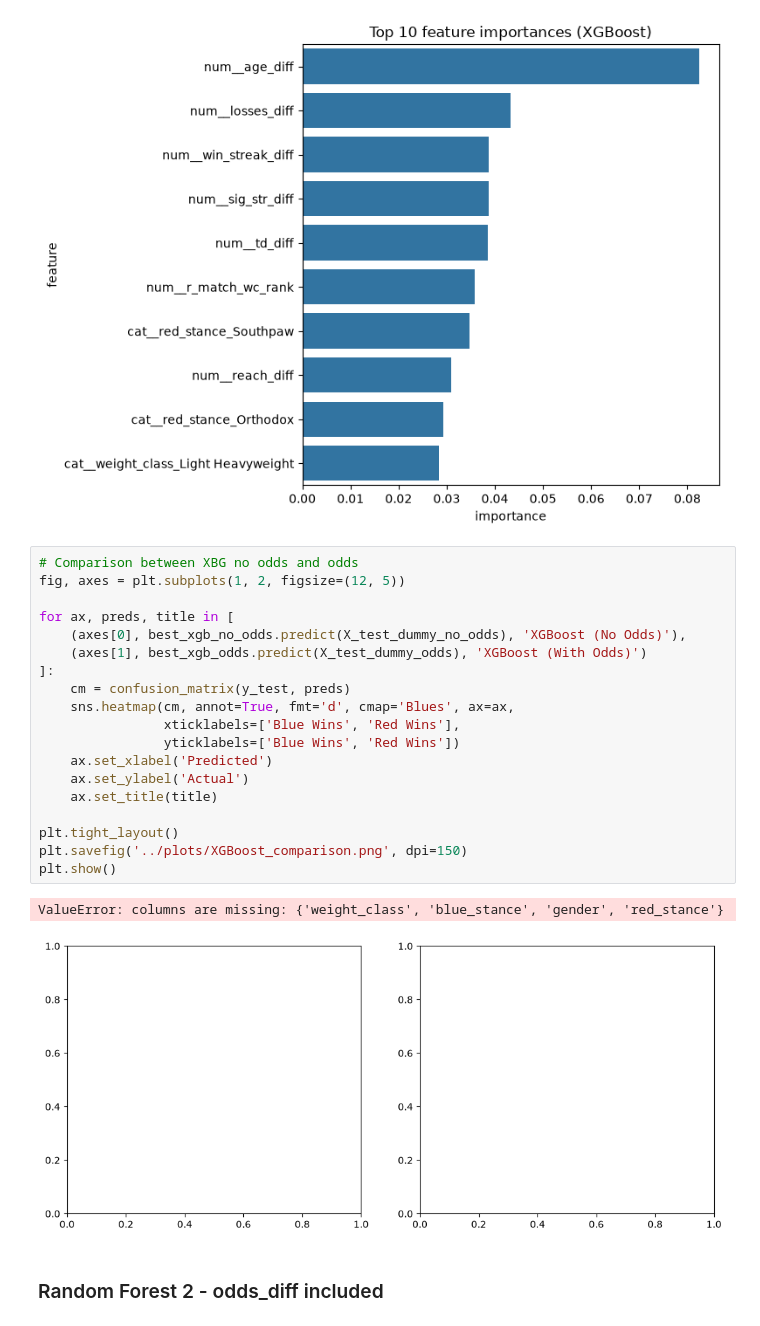
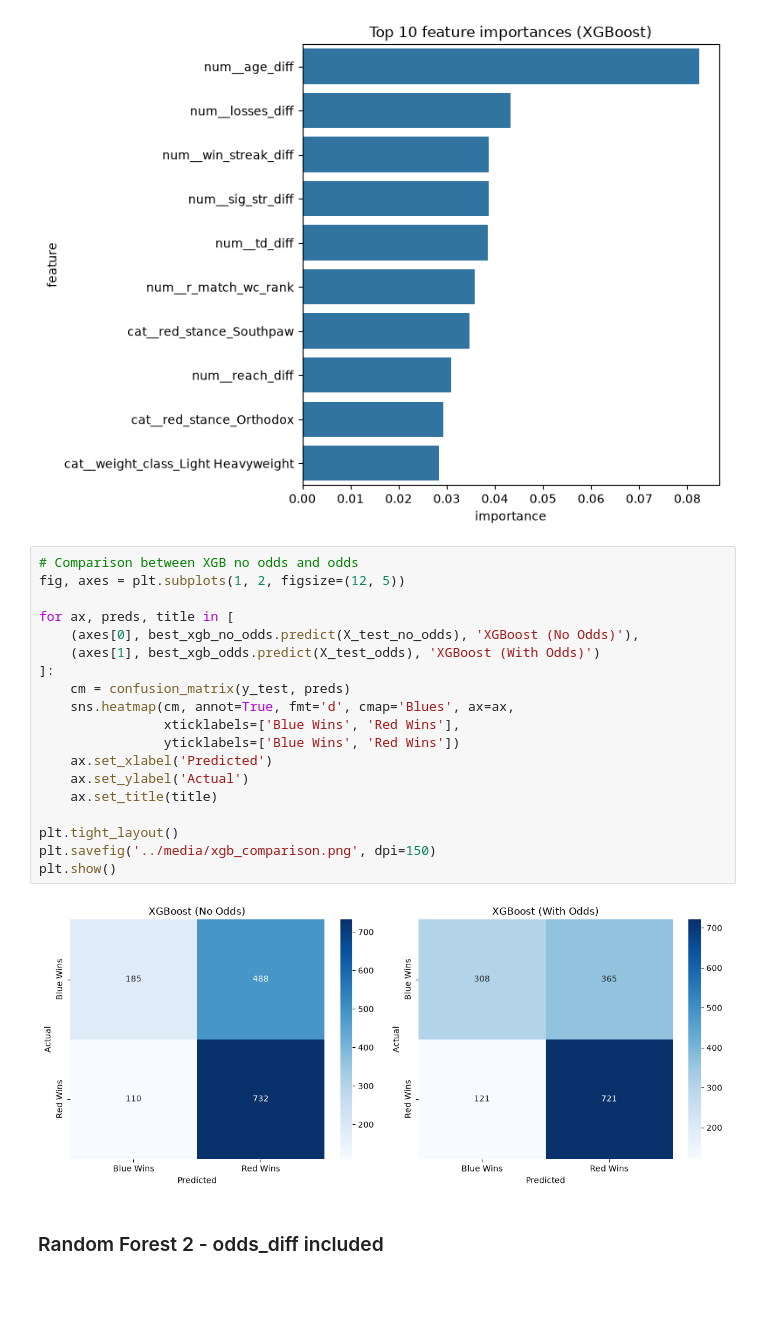
Before and after one commit to kormakursnorra/MachineLearningRepo, a Jupyter notebook: Project1/src/clean_notebook.ipynb, the cells around one changed output. Cells and saved outputs as stored; diff of their text form; blank space fills up the shorter version.

```diff
--- a/Project1/src/clean_notebook.ipynb
+++ b/Project1/src/clean_notebook.ipynb
@@ -615,27 +615,26 @@ plt.show()
 # %% [output]
 [figure]
 # %%
-# Comparison between XBG no odds and odds
+# Comparison between XGB no odds and odds
 fig, axes = plt.subplots(1, 2, figsize=(12, 5))
 
 for ax, preds, title in [
-    (axes[0], best_xgb_no_odds.predict(X_test_dummy_no_odds), 'XGBoost (No Odds)'),
-    (axes[1], best_xgb_odds.predict(X_test_dummy_odds), 'XGBoost (With Odds)')
+    (axes[0], best_xgb_no_odds.predict(X_test_no_odds), 'XGBoost (No Odds)'),
+    (axes[1], best_xgb_odds.predict(X_test_odds), 'XGBoost (With Odds)')
 ]:
     cm = confusion_matrix(y_test, preds)
     sns.heatmap(cm, annot=True, fmt='d', cmap='Blues', ax=ax,
                 xticklabels=['Blue Wins', 'Red Wins'],
                 yticklabels=['Blue Wins', 'Red Wins'])
     ax.set_xlabel('Predicted')
     ax.set_ylabel('Actual')
     ax.set_title(title)
 
 plt.tight_layout()
-plt.savefig('../plots/XGBoost_comparison.png', dpi=150)
+plt.savefig('../media/xgb_comparison.png', dpi=150)
 plt.show()
 # %% [output]
-ValueError: columns are missing: {'weight_class', 'blue_stance', 'gender', 'red_stance'}
-[figure, old version]
+[figure, new version]
 # %% [markdown]
 ### Random Forest 2 - odds_diff included
 # %%
```
Also changed, not shown: parts of 4 cells of this notebook, 4 other files.
